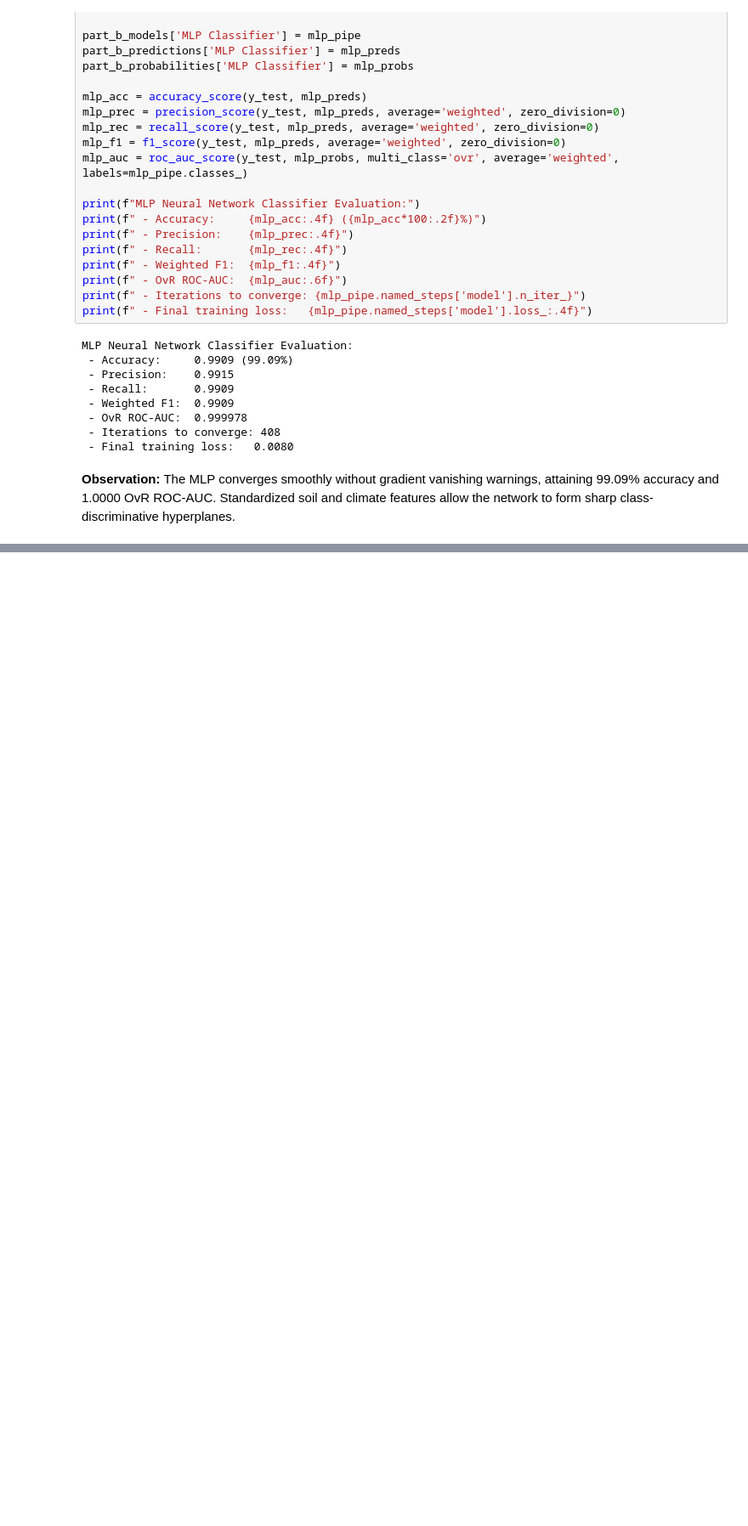
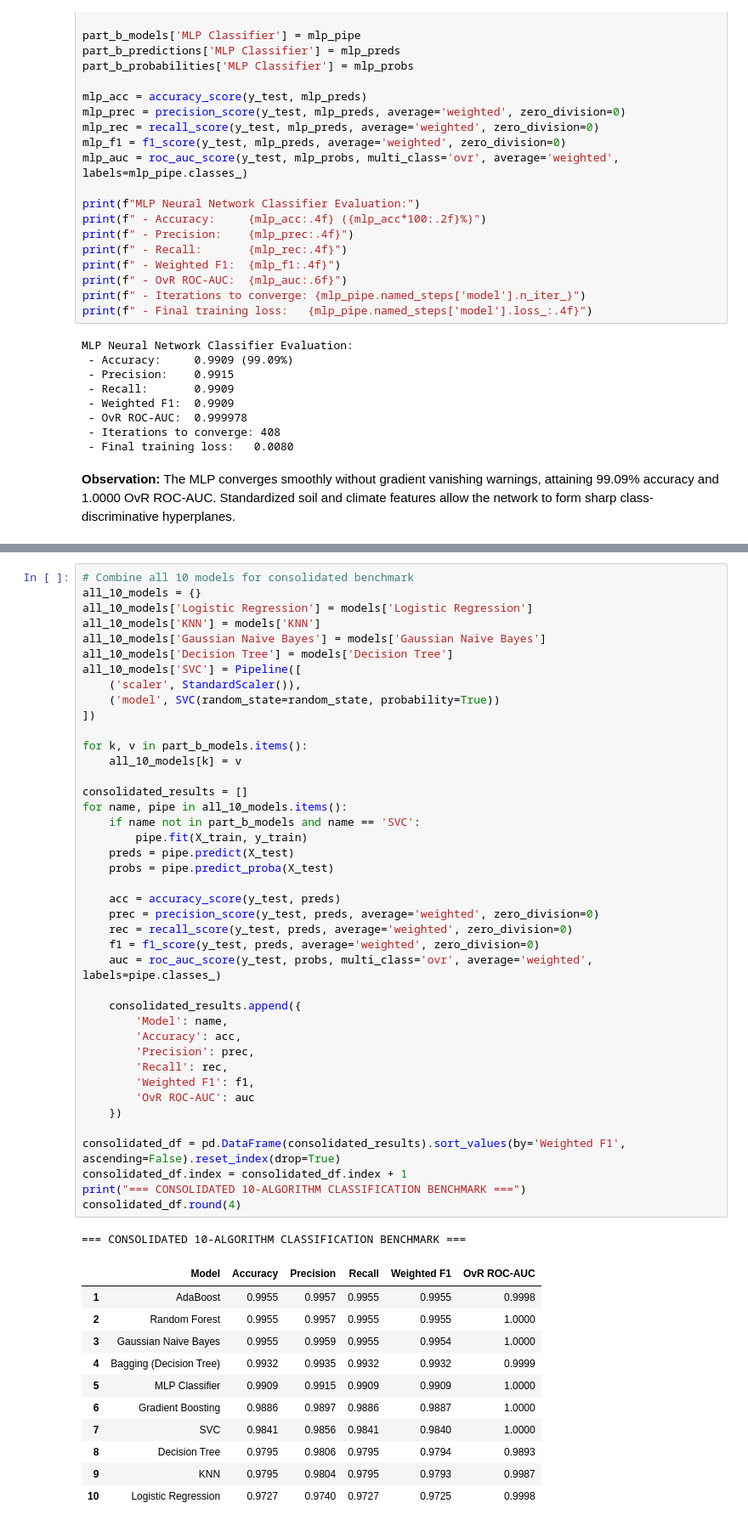
Before and after one commit to Subash-G-S/agri-predict, a Jupyter notebook: notebooks/classification.ipynb, the cells around one changed output, grey strips where cells are left out. Shown at 85% size. Cells and saved outputs as stored; diff of their text form; blank space fills up the shorter version.

Commit message:
feat: consolidate all ten classification model metrics

```diff
--- a/notebooks/classification.ipynb
+++ b/notebooks/classification.ipynb
@@ -713,0 +747,54 @@ MLP Neural Network Classifier Evaluation:
+# %%
+# Combine all 10 models for consolidated benchmark
+all_10_models = {}
+all_10_models['Logistic Regression'] = models['Logistic Regression']
+all_10_models['KNN'] = models['KNN']
+all_10_models['Gaussian Naive Bayes'] = models['Gaussian Naive Bayes']
+all_10_models['Decision Tree'] = models['Decision Tree']
+all_10_models['SVC'] = Pipeline([
+    ('scaler', StandardScaler()),
+    ('model', SVC(random_state=random_state, probability=True))
+])
+
+for k, v in part_b_models.items():
+    all_10_models[k] = v
+
+consolidated_results = []
+for name, pipe in all_10_models.items():
+    if name not in part_b_models and name == 'SVC':
+        pipe.fit(X_train, y_train)
+    preds = pipe.predict(X_test)
+    probs = pipe.predict_proba(X_test)
+
+    acc = accuracy_score(y_test, preds)
+    prec = precision_score(y_test, preds, average='weighted', zero_division=0)
+    rec = recall_score(y_test, preds, average='weighted', zero_division=0)
+    f1 = f1_score(y_test, preds, average='weighted', zero_division=0)
+    auc = roc_auc_score(y_test, probs, multi_class='ovr', average='weighted', labels=pipe.classes_)
+
+    consolidated_results.append({
+        'Model': name,
+        'Accuracy': acc,
+        'Precision': prec,
+        'Recall': rec,
+        'Weighted F1': f1,
+        'OvR ROC-AUC': auc
+    })
+
+consolidated_df = pd.DataFrame(consolidated_results).sort_values(by='Weighted F1', ascending=False).reset_index(drop=True)
+consolidated_df.index = consolidated_df.index + 1
+print("=== CONSOLIDATED 10-ALGORITHM CLASSIFICATION BENCHMARK ===")
+consolidated_df.round(4)
+# %% [output]
+=== CONSOLIDATED 10-ALGORITHM CLASSIFICATION BENCHMARK ===
+|  | Model | Accuracy | Precision | Recall | Weighted F1 | OvR ROC-AUC |
+| 1 | AdaBoost | 0.9955 | 0.9957 | 0.9955 | 0.9955 | 0.9998 |
+| 2 | Random Forest | 0.9955 | 0.9957 | 0.9955 | 0.9955 | 1.0000 |
+| 3 | Gaussian Naive Bayes | 0.9955 | 0.9959 | 0.9955 | 0.9954 | 1.0000 |
+| 4 | Bagging (Decision Tree) | 0.9932 | 0.9935 | 0.9932 | 0.9932 | 0.9999 |
+| 5 | MLP Classifier | 0.9909 | 0.9915 | 0.9909 | 0.9909 | 1.0000 |
+| 6 | Gradient Boosting | 0.9886 | 0.9897 | 0.9886 | 0.9887 | 1.0000 |
+| 7 | SVC | 0.9841 | 0.9856 | 0.9841 | 0.9840 | 1.0000 |
+| 8 | Decision Tree | 0.9795 | 0.9806 | 0.9795 | 0.9794 | 0.9893 |
+| 9 | KNN | 0.9795 | 0.9804 | 0.9795 | 0.9793 | 0.9987 |
+| 10 | Logistic Regression | 0.9727 | 0.9740 | 0.9727 | 0.9725 | 0.9998 |
```
Also changed, not shown: parts of 5 cells of this notebook.
